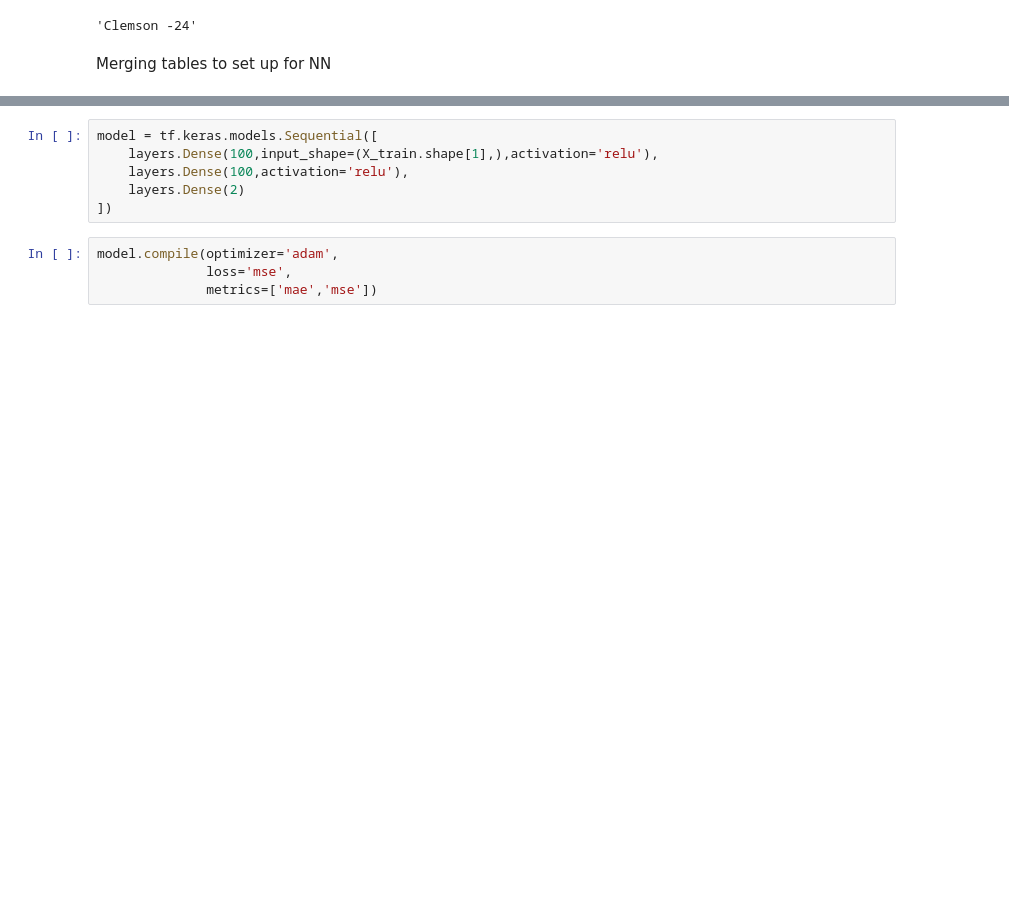
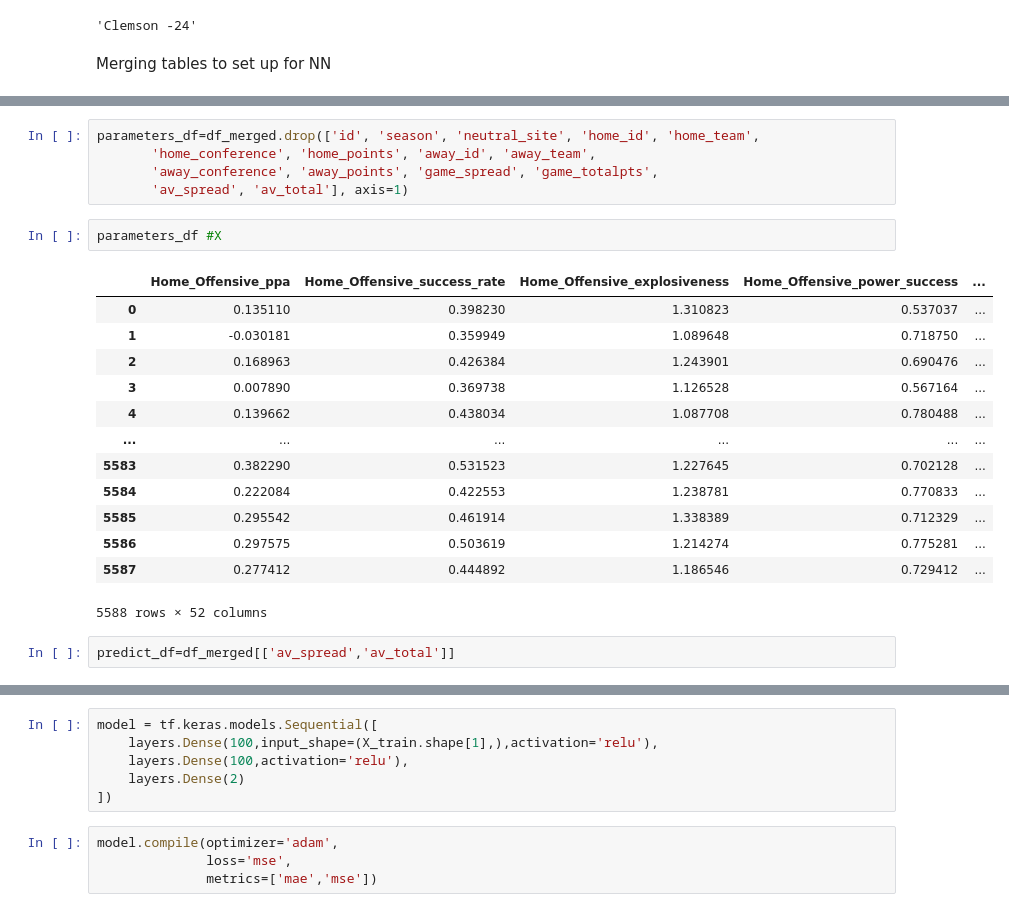
Before and after one commit to dyeds/PIC-16B-Project, a Jupyter notebook: TeamData.ipynb, the cells around one changed output, grey strips where cells are left out. Cells and saved outputs as stored; diff of their text form; blank space fills up the shorter version.

Commit message:
Created np arrays of predictor and target variables

```diff
--- a/TeamData.ipynb
+++ b/TeamData.ipynb
@@ -337,0 +359,23 @@ Merging tables to set up for NN
+# %%
+parameters_df=df_merged.drop(['id', 'season', 'neutral_site', 'home_id', 'home_team',
+       'home_conference', 'home_points', 'away_id', 'away_team',
+       'away_conference', 'away_points', 'game_spread', 'game_totalpts',
+       'av_spread', 'av_total'], axis=1)
+# %%
+parameters_df #X
+# %% [output]
+|  | Home_Offensive_ppa | Home_Offensive_success_rate | Home_Offensive_explosiveness | Home_Offensive_power_success | ... |
+| 0 | 0.135110 | 0.398230 | 1.310823 | 0.537037 | ... |
+| 1 | -0.030181 | 0.359949 | 1.089648 | 0.718750 | ... |
+| 2 | 0.168963 | 0.426384 | 1.243901 | 0.690476 | ... |
+| 3 | 0.007890 | 0.369738 | 1.126528 | 0.567164 | ... |
+| 4 | 0.139662 | 0.438034 | 1.087708 | 0.780488 | ... |
+| ... | ... | ... | ... | ... | ... |
+| 5583 | 0.382290 | 0.531523 | 1.227645 | 0.702128 | ... |
+| 5584 | 0.222084 | 0.422553 | 1.238781 | 0.770833 | ... |
+| 5585 | 0.295542 | 0.461914 | 1.338389 | 0.712329 | ... |
+| 5586 | 0.297575 | 0.503619 | 1.214274 | 0.775281 | ... |
+| 5587 | 0.277412 | 0.444892 | 1.186546 | 0.729412 | ... |
+5588 rows × 52 columns
+# %%
+predict_df=df_merged[['av_spread','av_total']]
```
Also changed, not shown: parts of 5 cells of this notebook.
